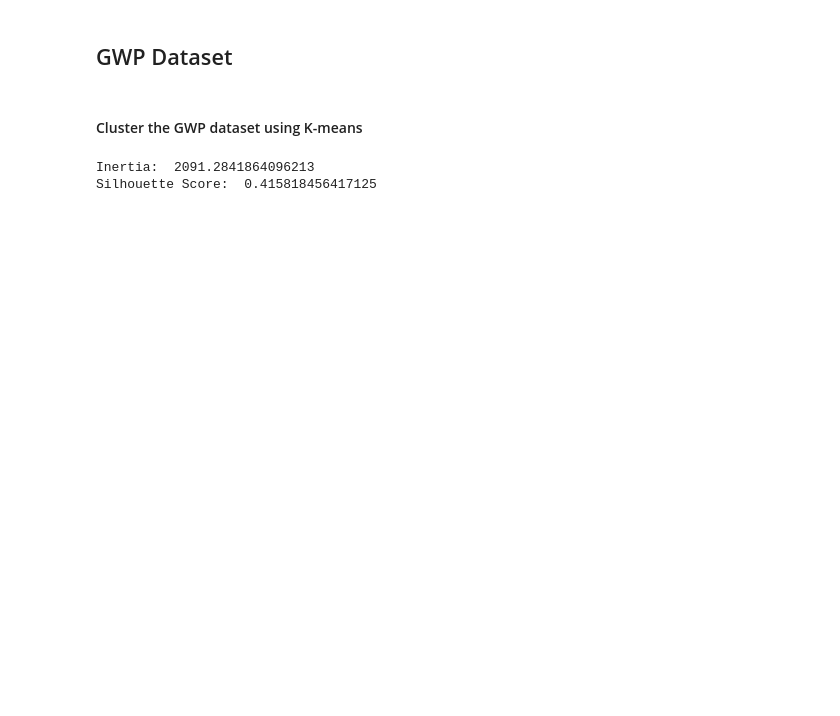
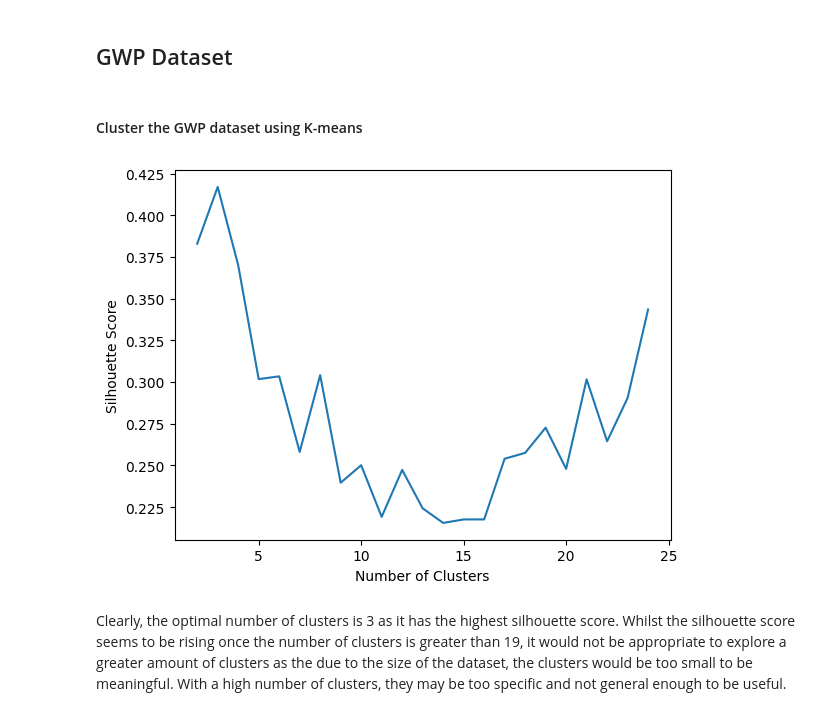
Before and after one commit to camwhite18/ml-classification-regression, a Jupyter notebook: task3_4.ipynb, the cells around one changed output. Drawn from its saved outputs; the diff is of its cells as text; code cells hidden in the pictures; blank space fills up the shorter version.

```diff
--- a/task3_4.ipynb
+++ b/task3_4.ipynb
@@ -88,8 +82,18 @@ gwp_Y_pred = mbkm2.fit_predict(gwp_X)
-# %%
-from sklearn.metrics import silhouette_score
-
-print("Inertia: ", mbkm2.inertia_)
-print("Silhouette Score: ", silhouette_score(gwp_x_train, mbkm2.labels_))
-# %% [output]
-Inertia:  2091.2841864096213
-Silhouette Score:  0.415818456417125
+# %%
+def evaluate_n_clusters(X, range_n_clusters):
+    silhouette_scores = []
+    for n_clusters in range_n_clusters:
+        km = KMeans(n_clusters=n_clusters, n_init='auto')
+        km_Y_pred = km.fit_predict(X)
+        silhouette_scores.append(silhouette_score(X, km_Y_pred))
+
+    plt.plot(range_n_clusters, silhouette_scores)
+    plt.xlabel('Number of Clusters')
+    plt.ylabel('Silhouette Score')
+    plt.show()
+# %%
+evaluate_n_clusters(X=gwp_X, range_n_clusters=range(2, 25))
+# %% [output]
+[figure, added]
+# %% [markdown]
+Clearly, the optimal number of clusters is 3 as it has the highest silhouette score. Whilst the silhouette score seems to be rising once the number of clusters is greater than 19, it would not be appropriate to explore a greater amount of clusters as the due to the size of the dataset, the clusters would be too small to be meaningful. With a high number of clusters, they may be too specific and not general enough to be useful.
```
Also changed, not shown: parts of 18 cells of this notebook, 4 other files.
